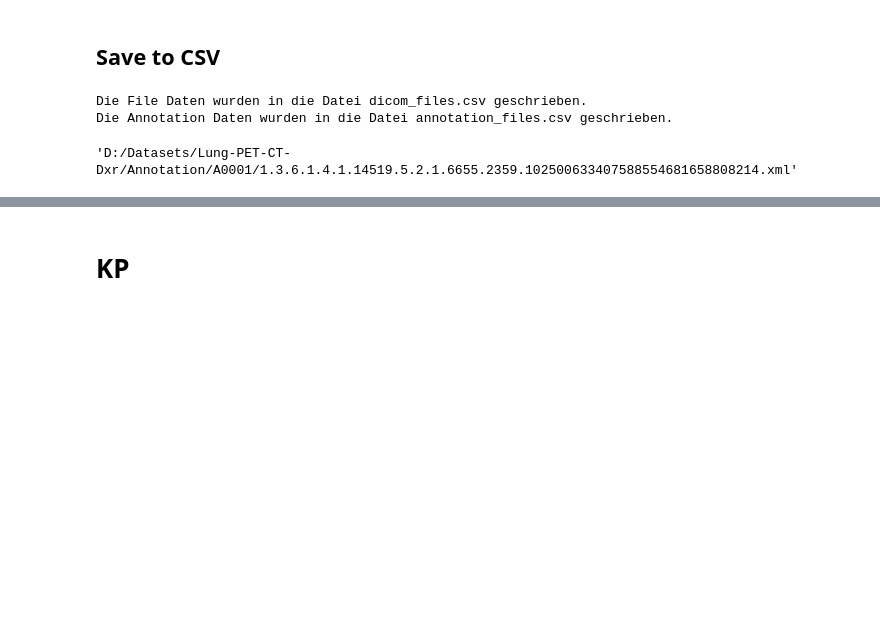
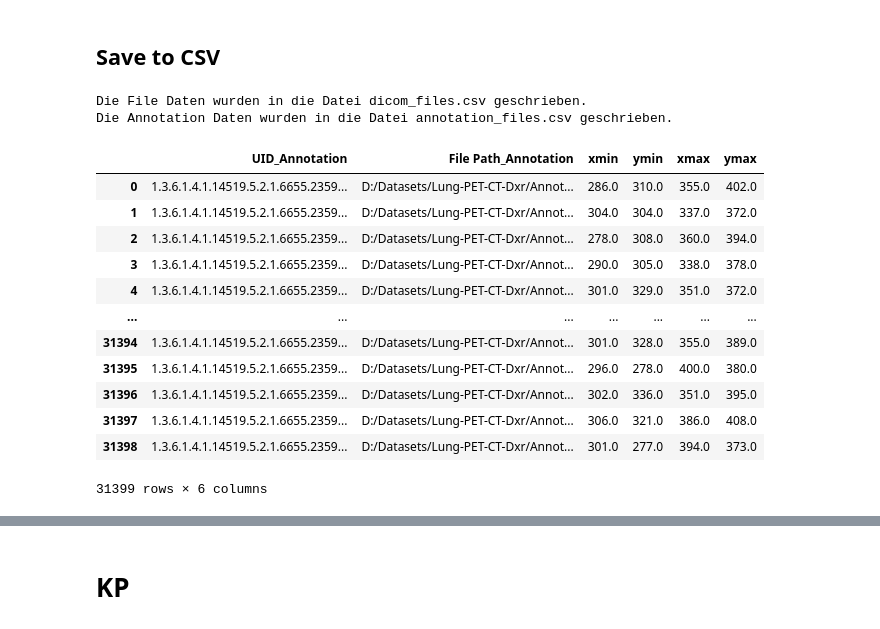
Before and after one commit to DominikHahn1407/Masterarbeit, a Jupyter notebook: Christoph/Object_Detection/CapsuleNet_Detection_lung.ipynb, the cells around one changed output, grey strips where cells are left out. Saved outputs shown, nothing was run; the diff lists cells and outputs as text; code cells hidden in the pictures; blank space fills up the shorter version.

```diff
--- a/Christoph/Object_Detection/CapsuleNet_Detection_lung.ipynb
+++ b/Christoph/Object_Detection/CapsuleNet_Detection_lung.ipynb
@@ -213,9 +213,21 @@ Die File Daten wurden in die Datei dicom_files.csv geschrieben.
 Die Annotation Daten wurden in die Datei annotation_files.csv geschrieben.
 # %%
 df_annotations = pd.read_csv('C:/Users/chris/Documents/GitHub/Masterarbeit_Dominik/Christoph/Object_Detection/annotation_files.csv')
-df_annotations['File Path_Annotation'].iloc[0]
+df_annotations
 # %% [output]
+|  | UID_Annotation | File Path_Annotation | xmin | ymin | xmax | ymax |
+| 0 | 1.3.6.1.4.1.14519.5.2.1.6655.2359... | D:/Datasets/Lung-PET-CT-Dxr/Annot... | 286.0 | 310.0 | 355.0 | 402.0 |
+| 1 | 1.3.6.1.4.1.14519.5.2.1.6655.2359... | D:/Datasets/Lung-PET-CT-Dxr/Annot... | 304.0 | 304.0 | 337.0 | 372.0 |
+| 2 | 1.3.6.1.4.1.14519.5.2.1.6655.2359... | D:/Datasets/Lung-PET-CT-Dxr/Annot... | 278.0 | 308.0 | 360.0 | 394.0 |
+| 3 | 1.3.6.1.4.1.14519.5.2.1.6655.2359... | D:/Datasets/Lung-PET-CT-Dxr/Annot... | 290.0 | 305.0 | 338.0 | 378.0 |
+| 4 | 1.3.6.1.4.1.14519.5.2.1.6655.2359... | D:/Datasets/Lung-PET-CT-Dxr/Annot... | 301.0 | 329.0 | 351.0 | 372.0 |
+| ... | ... | ... | ... | ... | ... | ... |
+| 31394 | 1.3.6.1.4.1.14519.5.2.1.6655.2359... | D:/Datasets/Lung-PET-CT-Dxr/Annot... | 301.0 | 328.0 | 355.0 | 389.0 |
+| 31395 | 1.3.6.1.4.1.14519.5.2.1.6655.2359... | D:/Datasets/Lung-PET-CT-Dxr/Annot... | 296.0 | 278.0 | 400.0 | 380.0 |
+| 31396 | 1.3.6.1.4.1.14519.5.2.1.6655.2359... | D:/Datasets/Lung-PET-CT-Dxr/Annot... | 302.0 | 336.0 | 351.0 | 395.0 |
+| 31397 | 1.3.6.1.4.1.14519.5.2.1.6655.2359... | D:/Datasets/Lung-PET-CT-Dxr/Annot... | 306.0 | 321.0 | 386.0 | 408.0 |
+| 31398 | 1.3.6.1.4.1.14519.5.2.1.6655.2359... | D:/Datasets/Lung-PET-CT-Dxr/Annot... | 301.0 | 277.0 | 394.0 | 373.0 |
-'D:/Datasets/Lung-PET-CT-Dxr/Annotation/A0001/1.3.6.1.4.1.14519.5.2.1.6655.2359.102500633407588554681658808214.xml'
+31399 rows × 6 columns
 # %%
 # CSV-Datei als DataFrame laden
 df_uids = pd.read_csv('C:/Users/chris/Documents/GitHub/Masterarbeit_Dominik/Christoph/Object_Detection/dicom_files.csv')
```
Also changed, not shown: parts of 2 cells of this notebook, 1 other file.
